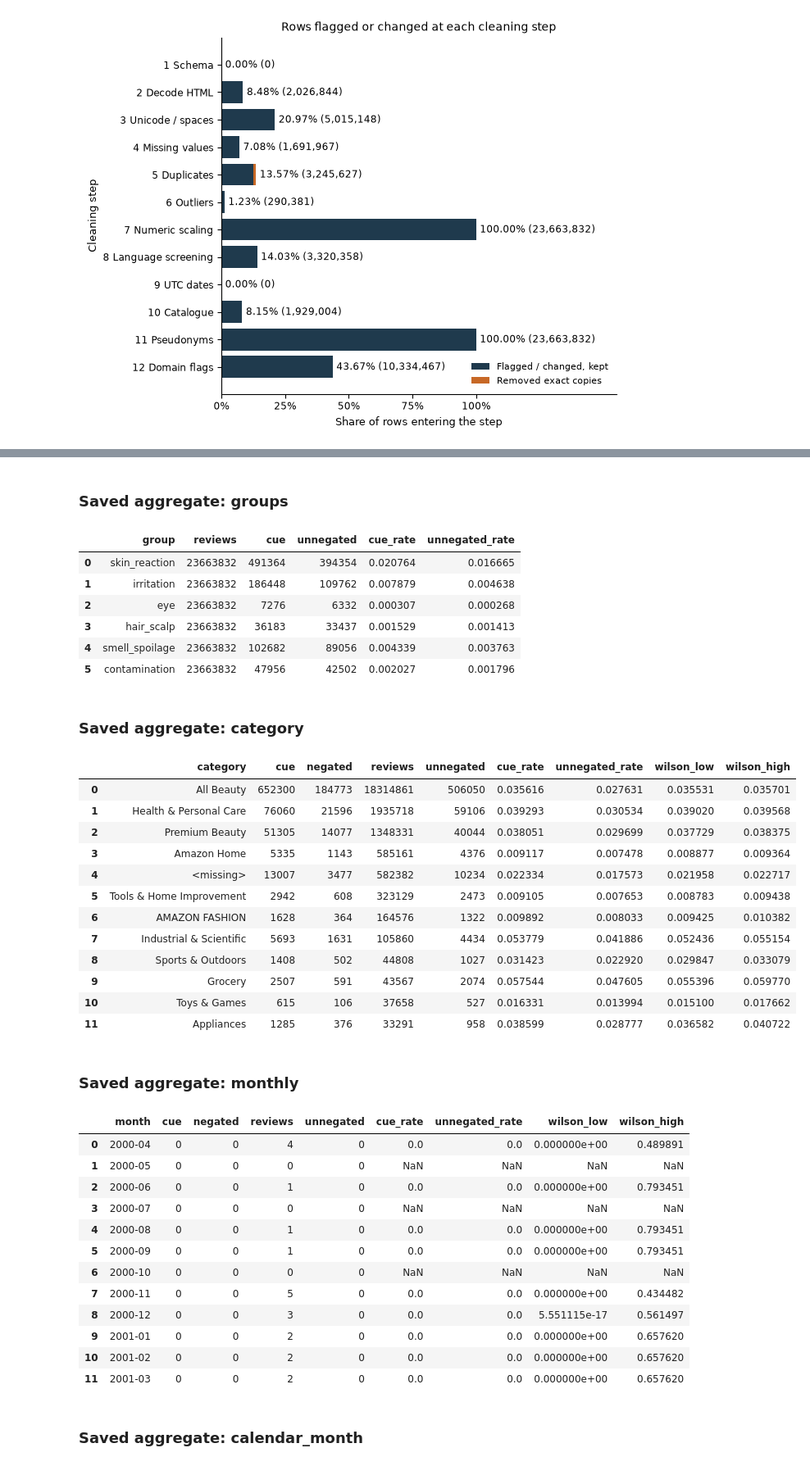
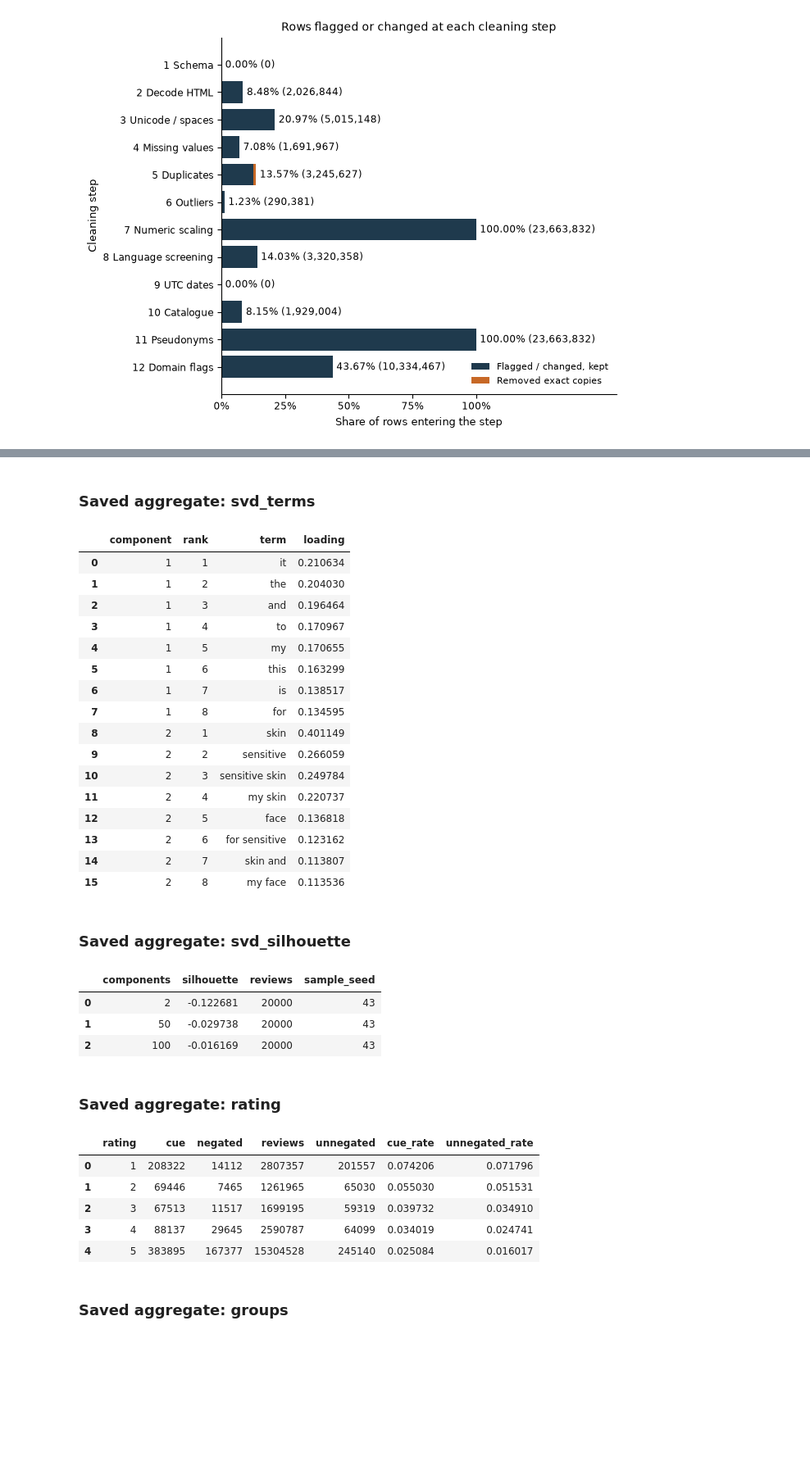
Before and after one commit to Pawansingh3889/yuvaintern, a Jupyter notebook: complaint_detection.ipynb, the cells around one changed output, grey strips where cells are left out. Shown at 82% size. Cells and saved outputs as stored; diff of their text form; code cells hidden in the pictures; blank space fills up the shorter version.

Commit message:
docs: consolidate week 4 feature plan and refresh week 3 report

```diff
--- a/complaint_detection.ipynb
+++ b/complaint_detection.ipynb
@@ -2038,7 +2040,8 @@ week4_summary = json.loads((week4_eda / "summary.json").read_text())
 assert week4_summary["population_rows"] == 23663832
 assert week4_summary["sample_size"] == 40000
 assert week4_summary["cue_sample_size"] == 20000
-for week4_table in ["rating", "groups", "category", "monthly", "calendar_month",
+for week4_table in ["data_quality", "svd_terms", "svd_silhouette",
+                    "rating", "groups", "category", "monthly", "calendar_month",
                     "price_band", "category_yoy", "seasonality_test", "feature_relevance"]:
     display(Markdown(f"### Saved aggregate: {week4_table}"))
     week4_values = pd.read_csv(week4_eda / f"{week4_table}.csv")
@@ -2046,7 +2049,7 @@ for week4_table in ["rating", "groups", "category", "monthly", "calendar_month",
         week4_values = week4_values.loc[week4_values.interior_year].groupby(
             "category", sort=False
         ).tail(1)
-    display(week4_values.head(12))
+    display(week4_values.head(16 if week4_table == "svd_terms" else 12))
 display(pd.Series({key: week4_summary[key] for key in [
     "chi_square", "chi_square_p", "cramers_v", "mann_whitney_u",
     "mann_whitney_p", "rank_biserial", "svd_explained_variance",
@@ -2063,37 +2073,31 @@ display(pd.Series({key: week4_summary[key] for key in [
-### Saved aggregate: groups
+### Saved aggregate: svd_terms
-|  | group | reviews | cue | unnegated | cue_rate | unnegated_rate |
-| 0 | skin_reaction | 23663832 | 491364 | 394354 | 0.020764 | 0.016665 |
-| 1 | irritation | 23663832 | 186448 | 109762 | 0.007879 | 0.004638 |
-| 2 | eye | 23663832 | 7276 | 6332 | 0.000307 | 0.000268 |
-| 3 | hair_scalp | 23663832 | 36183 | 33437 | 0.001529 | 0.001413 |
-| 4 | smell_spoilage | 23663832 | 102682 | 89056 | 0.004339 | 0.003763 |
-| 5 | contamination | 23663832 | 47956 | 42502 | 0.002027 | 0.001796 |
+|  | component | rank | term | loading |
+| 0 | 1 | 1 | it | 0.210634 |
+| 1 | 1 | 2 | the | 0.204030 |
+| 2 | 1 | 3 | and | 0.196464 |
+| 3 | 1 | 4 | to | 0.170967 |
+| 4 | 1 | 5 | my | 0.170655 |
+| 5 | 1 | 6 | this | 0.163299 |
+| 6 | 1 | 7 | is | 0.138517 |
+| 7 | 1 | 8 | for | 0.134595 |
+| 8 | 2 | 1 | skin | 0.401149 |
+| 9 | 2 | 2 | sensitive | 0.266059 |
+| 10 | 2 | 3 | sensitive skin | 0.249784 |
+| 11 | 2 | 4 | my skin | 0.220737 |
+| 12 | 2 | 5 | face | 0.136818 |
+| 13 | 2 | 6 | for sensitive | 0.123162 |
+| 14 | 2 | 7 | skin and | 0.113807 |
+| 15 | 2 | 8 | my face | 0.113536 |
-### Saved aggregate: category
+### Saved aggregate: svd_silhouette
-|  | category | cue | negated | reviews | unnegated | cue_rate | unnegated_rate | wilson_low | wilson_high |
-| 0 | All Beauty | 652300 | 184773 | 18314861 | 506050 | 0.035616 | 0.027631 | 0.035531 | 0.035701 |
-| 1 | Health & Personal Care | 76060 | 21596 | 1935718 | 59106 | 0.039293 | 0.030534 | 0.039020 | 0.039568 |
-| 2 | Premium Beauty | 51305 | 14077 | 1348331 | 40044 | 0.038051 | 0.029699 | 0.037729 | 0.038375 |
-| 3 | Amazon Home | 5335 | 1143 | 585161 | 4376 | 0.009117 | 0.007478 | 0.008877 | 0.009364 |
-| 4 | <missing> | 13007 | 3477 | 582382 | 10234 | 0.022334 | 0.017573 | 0.021958 | 0.022717 |
-| 5 | Tools & Home Improvement | 2942 | 608 | 323129 | 2473 | 0.009105 | 0.007653 | 0.008783 | 0.009438 |
-| 6 | AMAZON FASHION | 1628 | 364 | 164576 | 1322 | 0.009892 | 0.008033 | 0.009425 | 0.010382 |
-| 7 | Industrial & Scientific | 5693 | 1631 | 105860 | 4434 | 0.053779 | 0.041886 | 0.052436 | 0.055154 |
-| 8 | Sports & Outdoors | 1408 | 502 | 44808 | 1027 | 0.031423 | 0.022920 | 0.029847 | 0.033079 |
-| 9 | Grocery | 2507 | 591 | 43567 | 2074 | 0.057544 | 0.047605 | 0.055396 | 0.059770 |
-| 10 | Toys & Games | 615 | 106 | 37658 | 527 | 0.016331 | 0.013994 | 0.015100 | 0.017662 |
-| 11 | Appliances | 1285 | 376 | 33291 | 958 | 0.038599 | 0.028777 | 0.036582 | 0.040722 |
+|  | components | silhouette | reviews | sample_seed |
+| 0 | 2 | -0.122681 | 20000 | 43 |
+| 1 | 50 | -0.029738 | 20000 | 43 |
+| 2 | 100 | -0.016169 | 20000 | 43 |
-### Saved aggregate: monthly
+### Saved aggregate: rating
-|  | month | cue | negated | reviews | unnegated | cue_rate | unnegated_rate | wilson_low | wilson_high |
-| 0 | 2000-04 | 0 | 0 | 4 | 0 | 0.0 | 0.0 | 0.000000e+00 | 0.489891 |
-| 1 | 2000-05 | 0 | 0 | 0 | 0 | NaN | NaN | NaN | NaN |
-| 2 | 2000-06 | 0 | 0 | 1 | 0 | 0.0 | 0.0 | 0.000000e+00 | 0.793451 |
-| 3 | 2000-07 | 0 | 0 | 0 | 0 | NaN | NaN | NaN | NaN |
-| 4 | 2000-08 | 0 | 0 | 1 | 0 | 0.0 | 0.0 | 0.000000e+00 | 0.793451 |
-| 5 | 2000-09 | 0 | 0 | 1 | 0 | 0.0 | 0.0 | 0.000000e+00 | 0.793451 |
-| 6 | 2000-10 | 0 | 0 | 0 | 0 | NaN | NaN | NaN | NaN |
-| 7 | 2000-11 | 0 | 0 | 5 | 0 | 0.0 | 0.0 | 0.000000e+00 | 0.434482 |
-| 8 | 2000-12 | 0 | 0 | 3 | 0 | 0.0 | 0.0 | 5.551115e-17 | 0.561497 |
-| 9 | 2001-01 | 0 | 0 | 2 | 0 | 0.0 | 0.0 | 0.000000e+00 | 0.657620 |
-| 10 | 2001-02 | 0 | 0 | 2 | 0 | 0.0 | 0.0 | 0.000000e+00 | 0.657620 |
-| 11 | 2001-03 | 0 | 0 | 2 | 0 | 0.0 | 0.0 | 0.000000e+00 | 0.657620 |
+|  | rating | cue | negated | reviews | unnegated | cue_rate | unnegated_rate |
+| 0 | 1 | 208322 | 14112 | 2807357 | 201557 | 0.074206 | 0.071796 |
+| 1 | 2 | 69446 | 7465 | 1261965 | 65030 | 0.055030 | 0.051531 |
+| 2 | 3 | 67513 | 11517 | 1699195 | 59319 | 0.039732 | 0.034910 |
+| 3 | 4 | 88137 | 29645 | 2590787 | 64099 | 0.034019 | 0.024741 |
+| 4 | 5 | 383895 | 167377 | 15304528 | 245140 | 0.025084 | 0.016017 |
-### Saved aggregate: calendar_month
+### Saved aggregate: groups
```
Also changed, not shown: parts of 4 cells of this notebook, 2 other files.
